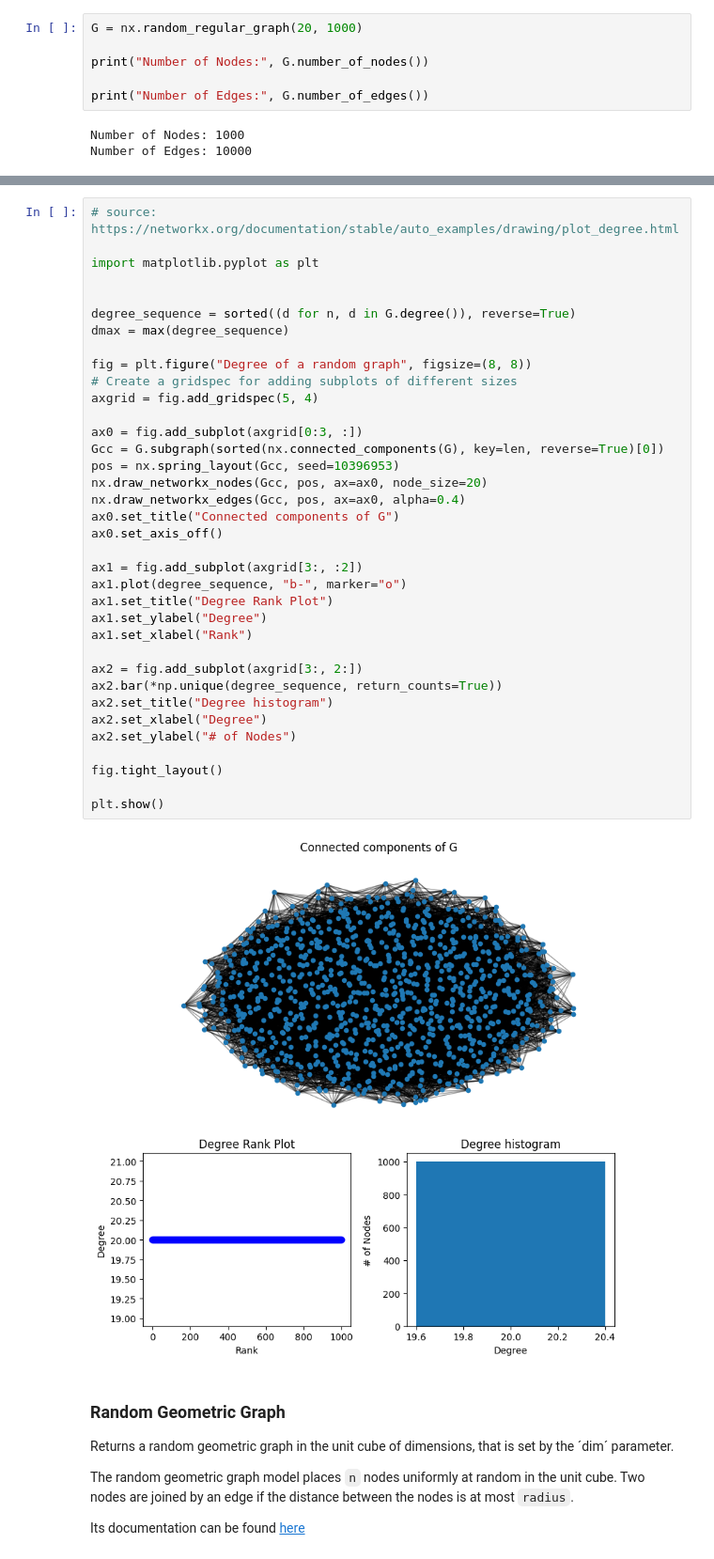
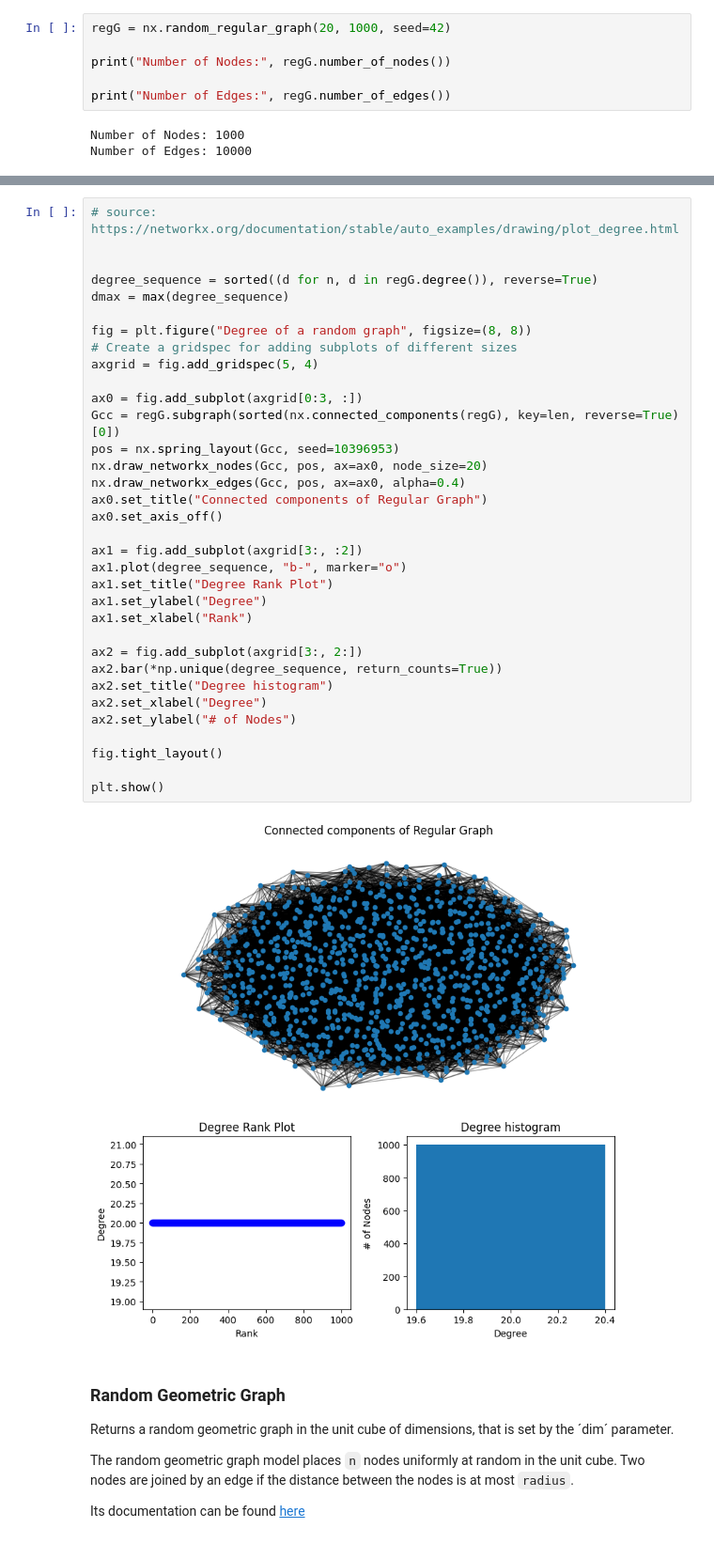
Before and after one commit to alfredjynx/cluster-test, a Jupyter notebook: test.ipynb, the cells around one changed output, grey strips where cells are left out. Shown at 94% size. Drawn from its saved outputs; the diff is of its cells as text.

```diff
--- a/test.ipynb
+++ b/test.ipynb
@@ -186,11 +187,11 @@ The resulting graph has no self-loops or parallel edges.
 
 Its documentation can be found [here](https://networkx.org/documentation/stable/reference/generated/networkx.generators.random_graphs.random_regular_graph.html#random-regular-graph)
 # %%
-G = nx.random_regular_graph(20, 1000)
+regG = nx.random_regular_graph(20, 1000, seed=42)
 
-print("Number of Nodes:", G.number_of_nodes())
+print("Number of Nodes:", regG.number_of_nodes())
 
-print("Number of Edges:", G.number_of_edges())
+print("Number of Edges:", regG.number_of_edges())
 # %% [output]
 Number of Nodes: 1000
 Number of Edges: 10000
@@ -197,41 +221,39 @@ Number of Edges: 10000
 # %%
 # source: https://networkx.org/documentation/stable/auto_examples/drawing/plot_degree.html
 
-import matplotlib.pyplot as plt
 
-
-degree_sequence = sorted((d for n, d in G.degree()), reverse=True)
+degree_sequence = sorted((d for n, d in regG.degree()), reverse=True)
 dmax = max(degree_sequence)
 
 fig = plt.figure("Degree of a random graph", figsize=(8, 8))
 # Create a gridspec for adding subplots of different sizes
 axgrid = fig.add_gridspec(5, 4)
 
 ax0 = fig.add_subplot(axgrid[0:3, :])
-Gcc = G.subgraph(sorted(nx.connected_components(G), key=len, reverse=True)[0])
+Gcc = regG.subgraph(sorted(nx.connected_components(regG), key=len, reverse=True)[0])
 pos = nx.spring_layout(Gcc, seed=10396953)
 nx.draw_networkx_nodes(Gcc, pos, ax=ax0, node_size=20)
 nx.draw_networkx_edges(Gcc, pos, ax=ax0, alpha=0.4)
-ax0.set_title("Connected components of G")
+ax0.set_title("Connected components of Regular Graph")
 ax0.set_axis_off()
 
 ax1 = fig.add_subplot(axgrid[3:, :2])
 ax1.plot(degree_sequence, "b-", marker="o")
 ax1.set_title("Degree Rank Plot")
 ax1.set_ylabel("Degree")
 ax1.set_xlabel("Rank")
 
 ax2 = fig.add_subplot(axgrid[3:, 2:])
 ax2.bar(*np.unique(degree_sequence, return_counts=True))
 ax2.set_title("Degree histogram")
 ax2.set_xlabel("Degree")
 ax2.set_ylabel("# of Nodes")
 
 fig.tight_layout()
 
 plt.show()
 # %% [output]
-[figure, old version]
+[figure, new version]
 # %% [markdown]
 ### Random Geometric Graph
 
```
Also changed, not shown: parts of 53 cells of this notebook, 21 other files.
